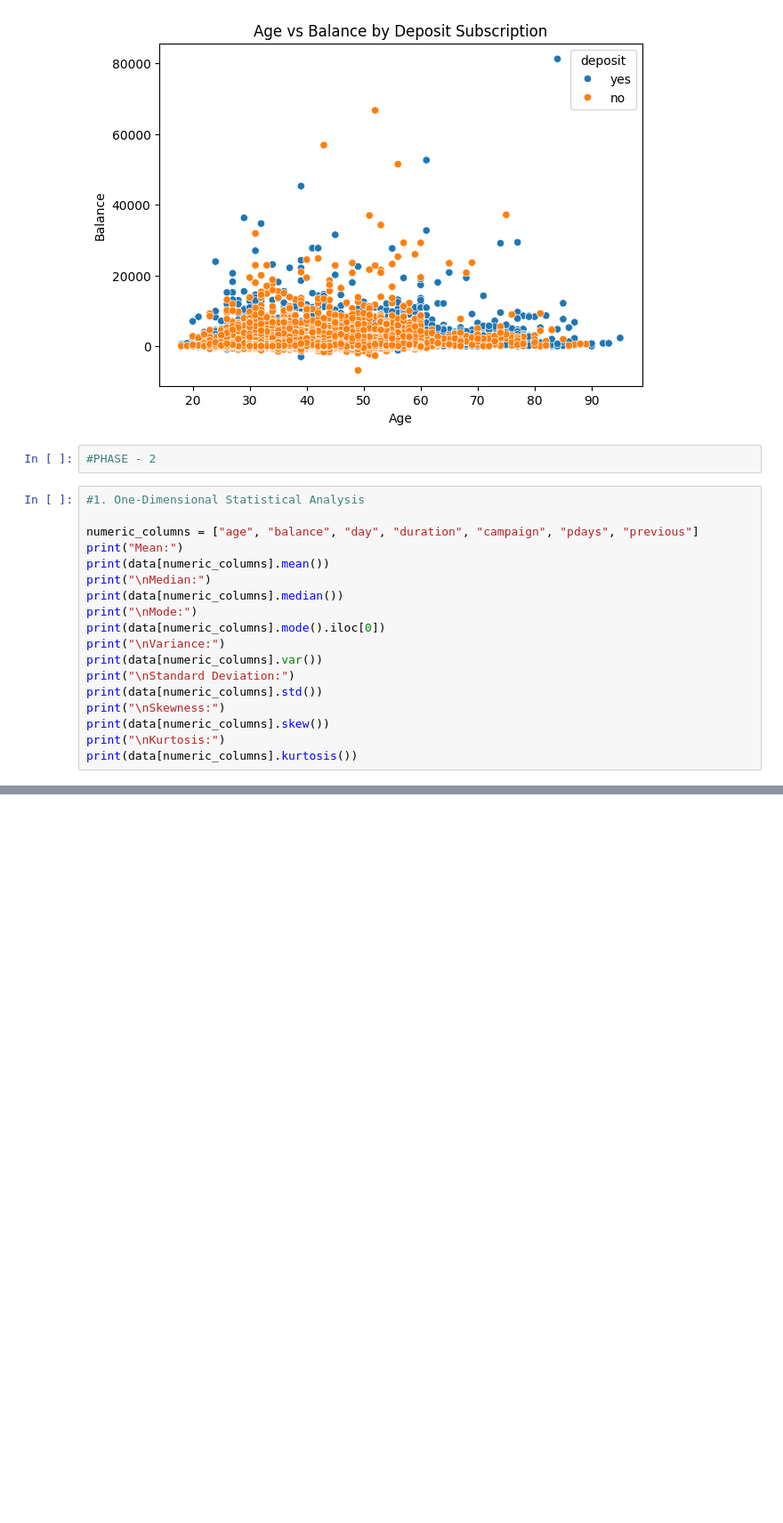
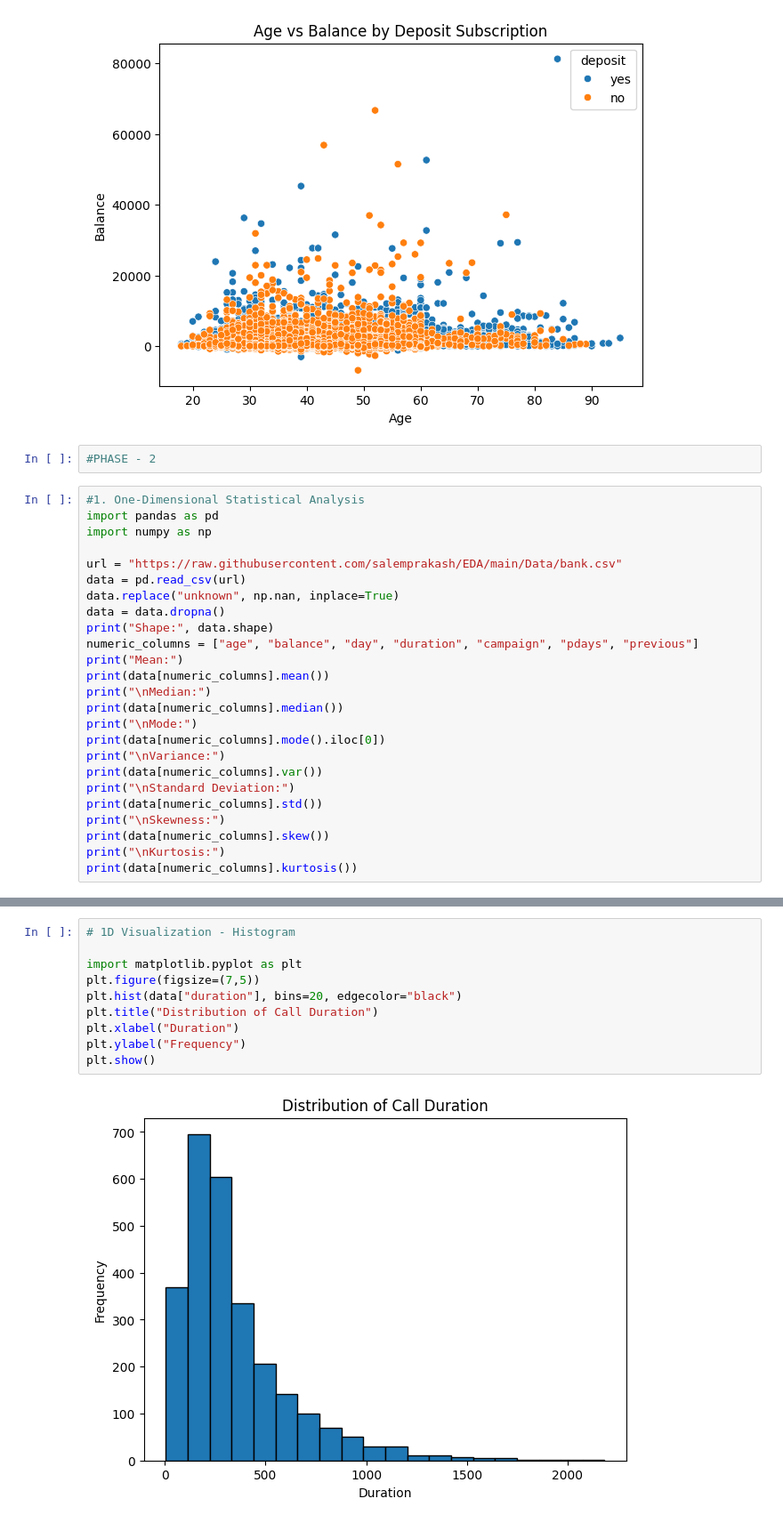
Before and after one commit to diya-bijesh/DiyaRB, a Jupyter notebook: 23bds0295_EDA_phase1.ipynb, the cells around one changed output, grey strips where cells are left out. Shown at 89% size. Drawn from its saved outputs; the diff is of its cells as text; blank space fills up the shorter version.

```diff
--- a/23bds0295_EDA_phase1.ipynb
+++ b/23bds0295_EDA_phase1.ipynb
@@ -243,7 +243,14 @@ plt.show()
 #PHASE - 2
 # %%
 #1. One-Dimensional Statistical Analysis
+import pandas as pd
+import numpy as np
 
+url = "https://raw.githubusercontent.com/salemprakash/EDA/main/Data/bank.csv"
+data = pd.read_csv(url)
+data.replace("unknown", np.nan, inplace=True)
+data = data.dropna()
+print("Shape:", data.shape)
 numeric_columns = ["age", "balance", "day", "duration", "campaign", "pdays", "previous"]
 print("Mean:")
 print(data[numeric_columns].mean())
@@ -264,0 +319,12 @@ NameError: name 'data' is not defined
+# %%
+# 1D Visualization - Histogram
+
+import matplotlib.pyplot as plt
+plt.figure(figsize=(7,5))
+plt.hist(data["duration"], bins=20, edgecolor="black")
+plt.title("Distribution of Call Duration")
+plt.xlabel("Duration")
+plt.ylabel("Frequency")
+plt.show()
+# %% [output]
+[figure, added]
```
Also changed, not shown: parts of 23 cells of this notebook.
